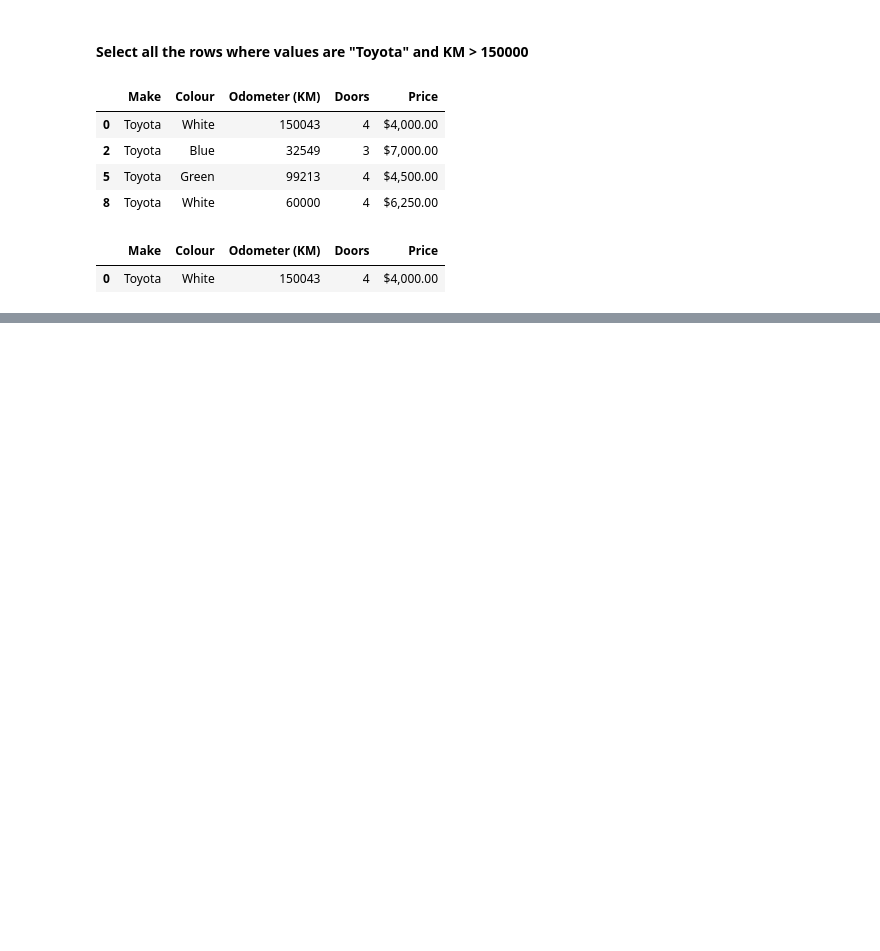
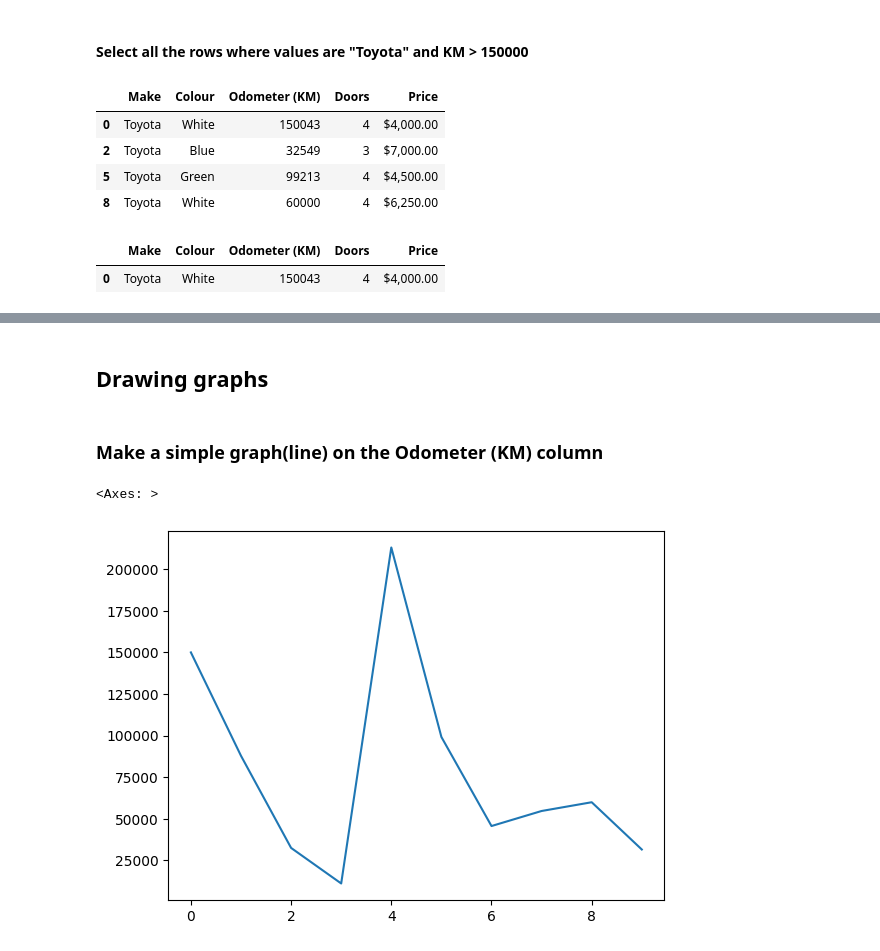
Before and after one commit to dragonka79/machine_learning, a Jupyter notebook: Pandas/intro_to_pandas.ipynb, the cells around one changed output, grey strips where cells are left out. Cells and saved outputs as stored; diff of their text form; code cells hidden in the pictures; blank space fills up the shorter version.

```diff
--- a/Pandas/intro_to_pandas.ipynb
+++ b/Pandas/intro_to_pandas.ipynb
@@ -452,0 +505,4 @@ car_toyota[car_toyota["Odometer (KM)"] > 150000]
+# %% [markdown]
+## Drawing graphs
+# %% [markdown]
+### Make a simple graph(line) on the Odometer (KM) column
@@ -452,0 +513,5 @@ car_toyota[car_toyota["Odometer (KM)"] > 150000]
+# %%
+car_sales["Odometer (KM)"].plot()
+# %% [output]
+<Axes: >
+[figure, added]
```
Also changed, not shown: parts of 24 cells of this notebook.
